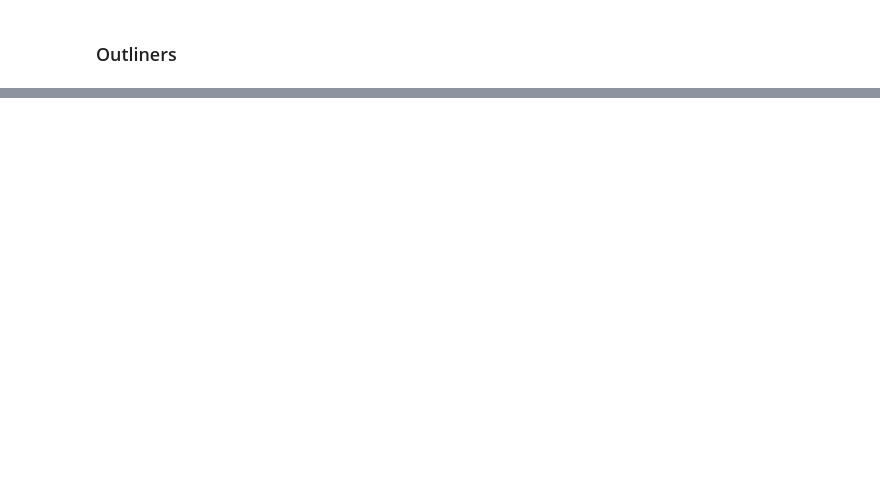
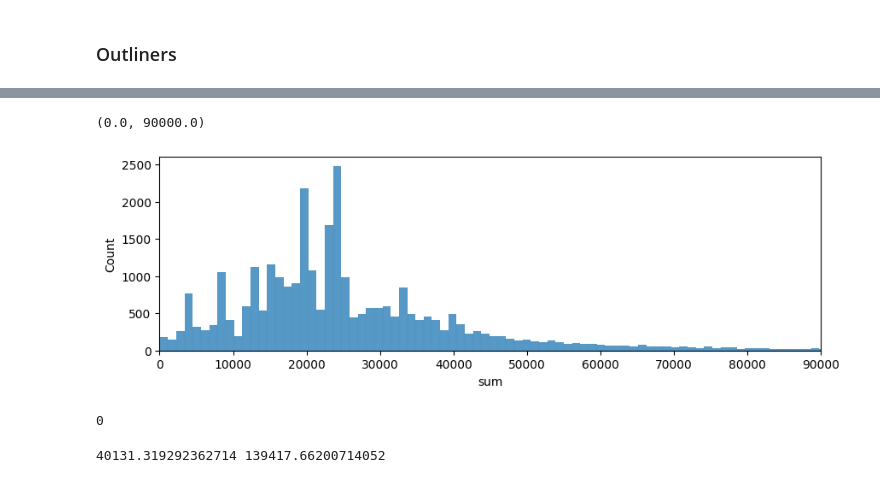
Before and after one commit to ryanhao1115/ML-for-Fraud-Detection, a Jupyter notebook: 2_Exploratory_analysis.ipynb, the cells around one changed output, grey strips where cells are left out. Saved outputs shown, nothing was run; the diff lists cells and outputs as text; code cells hidden in the pictures; blank space fills up the shorter version.

```diff
--- a/2_Exploratory_analysis.ipynb
+++ b/2_Exploratory_analysis.ipynb
@@ -144,0 +175,19 @@ memory usage: 1.3+ MB
+# %%
+df_inv_pos = df_invoice[df_invoice['sum'] > 0]
+fig = plt.figure(figsize=(10,3),dpi=100)
+sns.histplot(df_inv_pos['sum'])
+plt.xlim(0,90000)
+# %% [output]
+(0.0, 90000.0)
+[figure, added]
+# %%
+## filtering abnormal invoices
+len(df[(df['total_amt']<0) & (df['return'] == 'no')].head())
+# %% [output]
+0
+# %%
+std = np.std(df_inv_pos['sum'])
+mean = np.mean(df_inv_pos['sum'])
+print(mean, std)
+# %% [output]
+40131.319292362714 139417.66200714052
```
Also changed, not shown: parts of 13 cells of this notebook.
